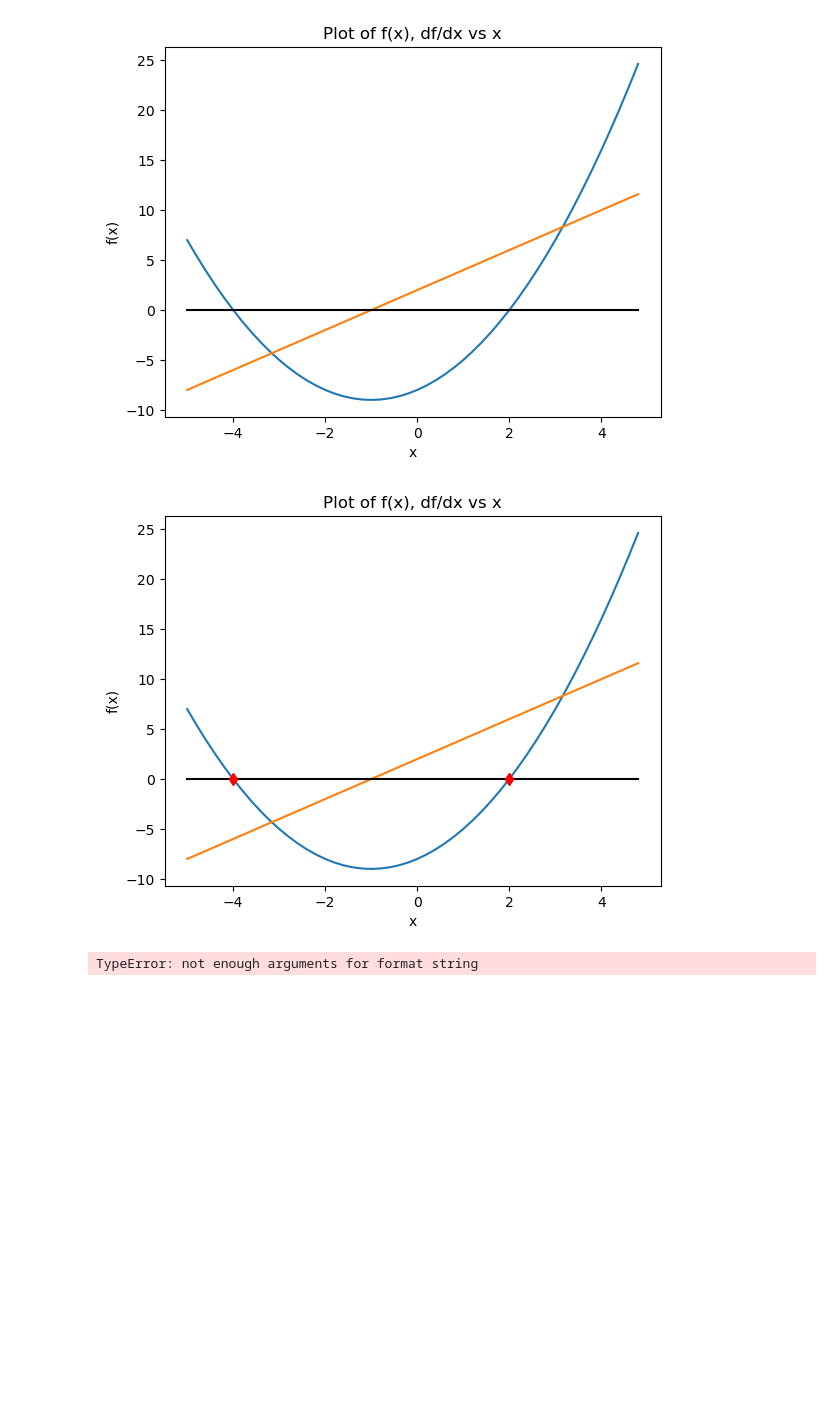
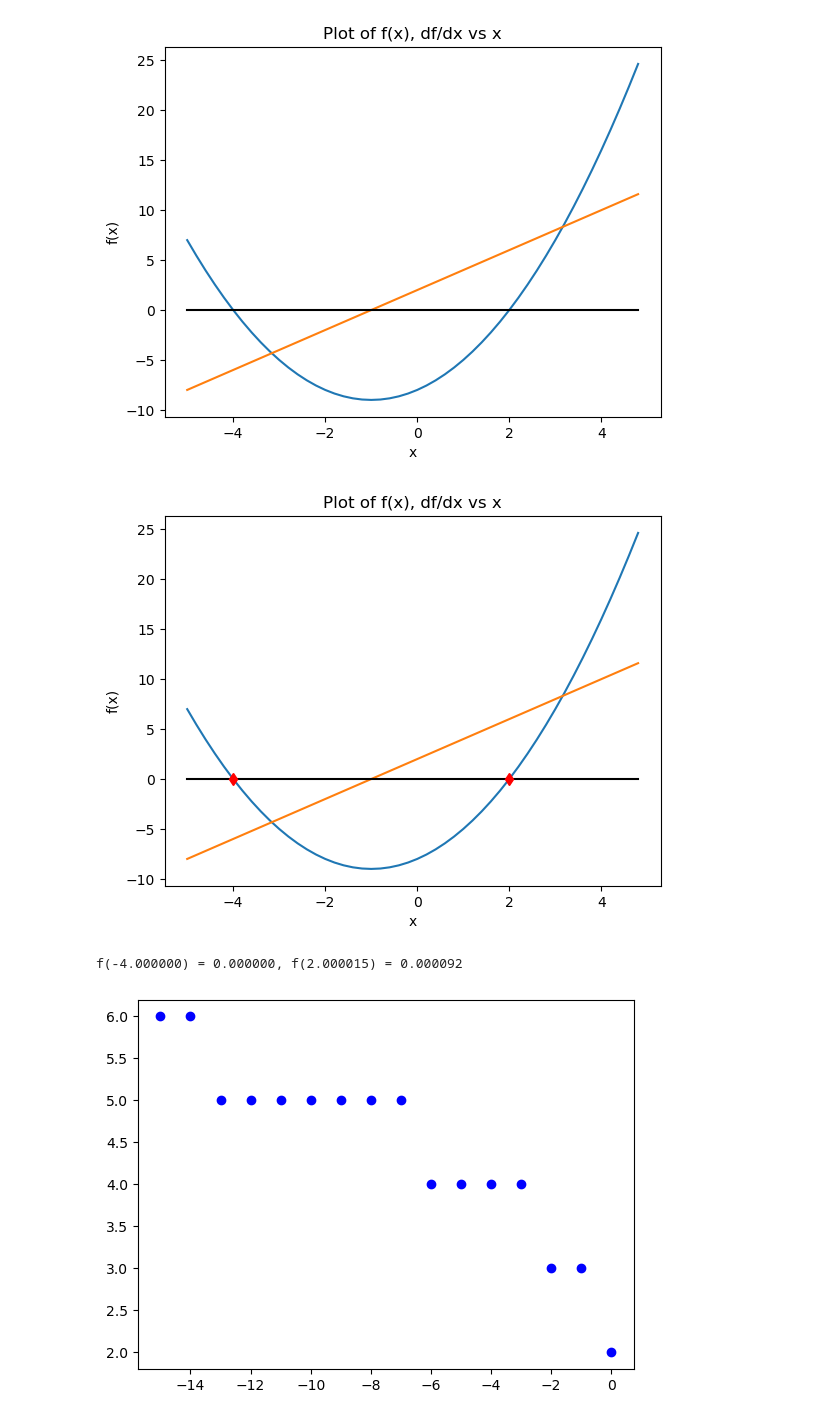
Before and after one commit to MattsonIsaac/AssignmentOne, a Jupyter notebook: Main.ipynb, the cells around one changed output. Cells and saved outputs as stored; diff of their text form; code cells hidden in the pictures; blank space fills up the shorter version.

```diff
--- a/Main.ipynb
+++ b/Main.ipynb
@@ -124,7 +124,14 @@ plt.xlabel("x")
 plt.ylabel("f(x)")
 plt.show()
 
-print("f(%f) = %f, f(%f) = %f" % rootLeft f(rootLeft) rootRight f(rootRight))
+print("f(%f) = %f, f(%f) = %f" % (rootLeft, f(rootLeft), rootRight, f(rootRight)))
 # %% [output]
 [figure]
-TypeError: not enough arguments for format string
+f(-4.000000) = 0.000000, f(2.000015) = 0.000092
+# %%
+tol = np.logspace(-15,0,16)
+iter = [find_roots_NR(f,dfdx,5,t,True) for t in tol]
+plt.plot([math.log10(t) for t in tol],iter,"bo")
+plt.show()
+# %% [output]
+[figure, added]
```
Also changed, not shown: parts of 4 cells of this notebook.
